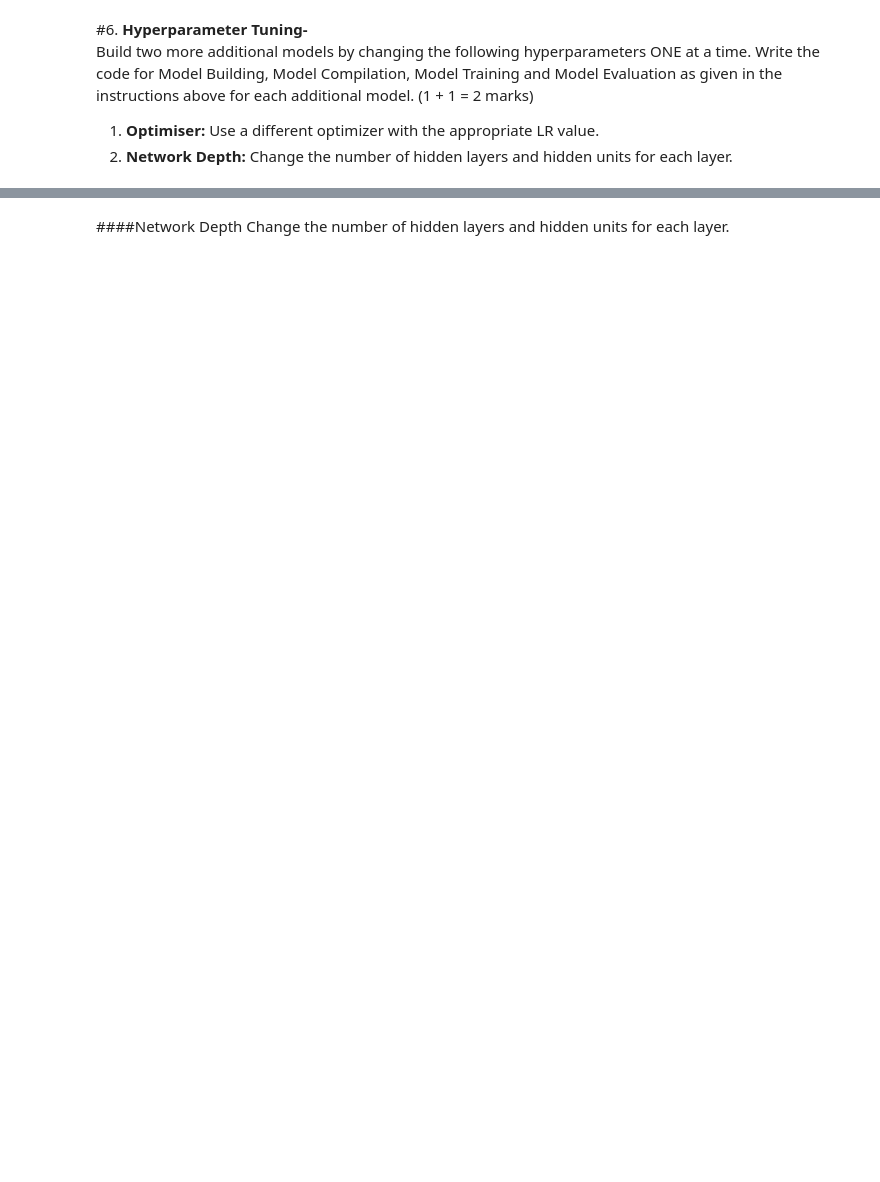
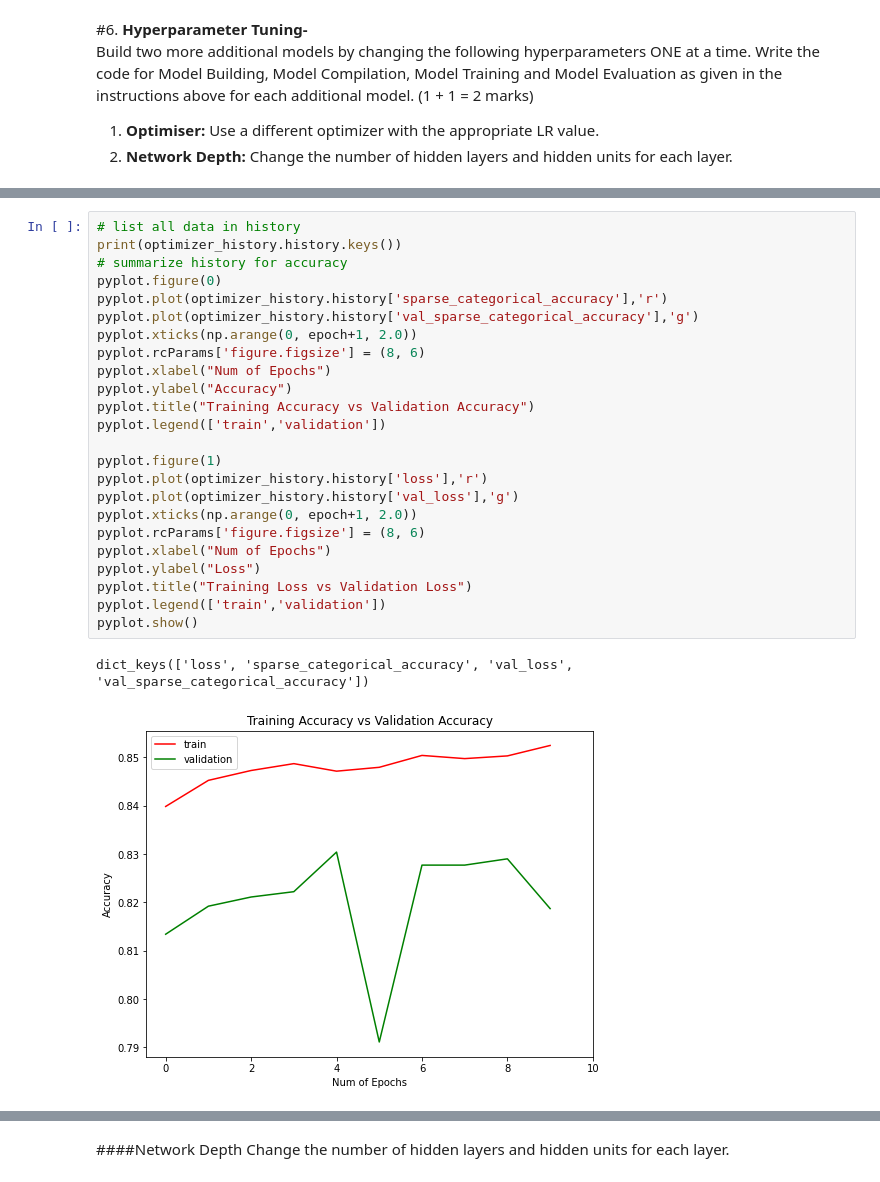
Before and after one commit to ashutoshsingh1/Predict-tags-on-StackOverflow-with-linear-models, a Jupyter notebook: Vision_Dataset_Set2_group_113.ipynb, the cells around one changed output, grey strips where cells are left out. Cells and saved outputs as stored; diff of their text form; blank space fills up the shorter version.

```diff
--- a/Vision_Dataset_Set2_group_113.ipynb
+++ b/Vision_Dataset_Set2_group_113.ipynb
@@ -547,0 +584,27 @@ NameError: ignored
+# %%
+# list all data in history
+print(optimizer_history.history.keys())
+# summarize history for accuracy
+pyplot.figure(0)
+pyplot.plot(optimizer_history.history['sparse_categorical_accuracy'],'r')
+pyplot.plot(optimizer_history.history['val_sparse_categorical_accuracy'],'g')
+pyplot.xticks(np.arange(0, epoch+1, 2.0))
+pyplot.rcParams['figure.figsize'] = (8, 6)
+pyplot.xlabel("Num of Epochs")
+pyplot.ylabel("Accuracy")
+pyplot.title("Training Accuracy vs Validation Accuracy")
+pyplot.legend(['train','validation'])
+
+pyplot.figure(1)
+pyplot.plot(optimizer_history.history['loss'],'r')
+pyplot.plot(optimizer_history.history['val_loss'],'g')
+pyplot.xticks(np.arange(0, epoch+1, 2.0))
+pyplot.rcParams['figure.figsize'] = (8, 6)
+pyplot.xlabel("Num of Epochs")
+pyplot.ylabel("Loss")
+pyplot.title("Training Loss vs Validation Loss")
+pyplot.legend(['train','validation'])
+pyplot.show()
+# %% [output]
+dict_keys(['loss', 'sparse_categorical_accuracy', 'val_loss', 'val_sparse_categorical_accuracy'])
+[figure, added]
```
Also changed, not shown: parts of 22 cells of this notebook.
